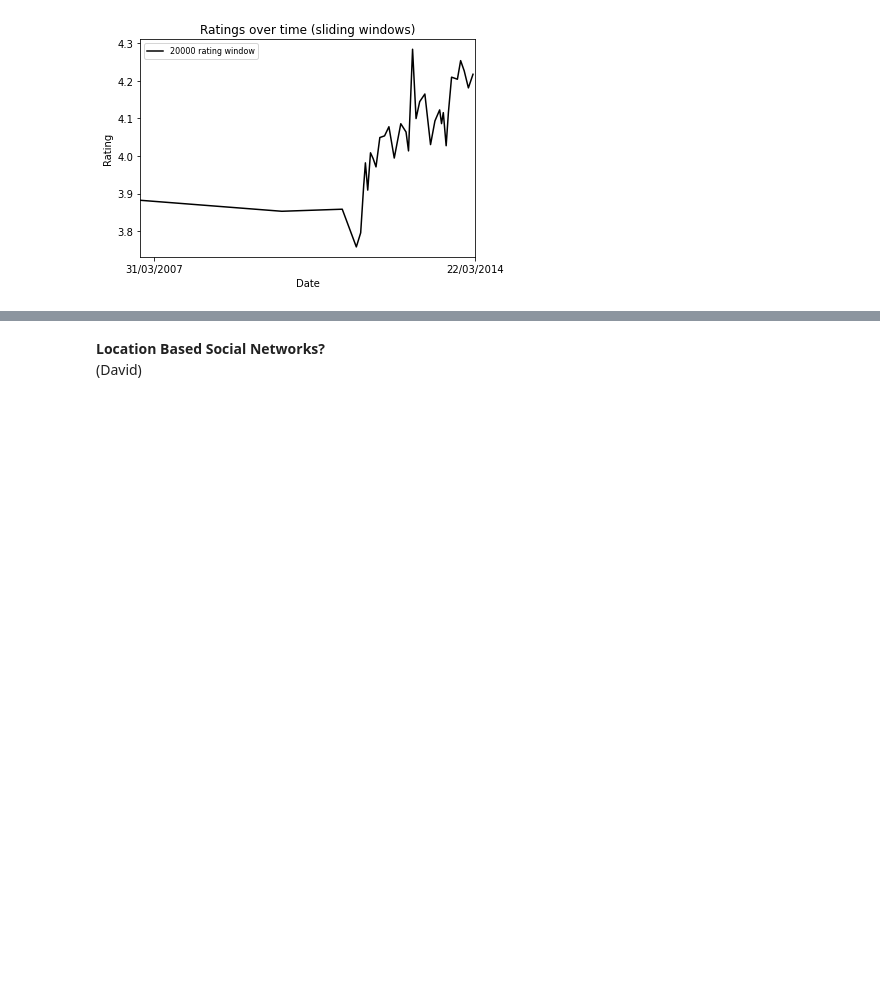
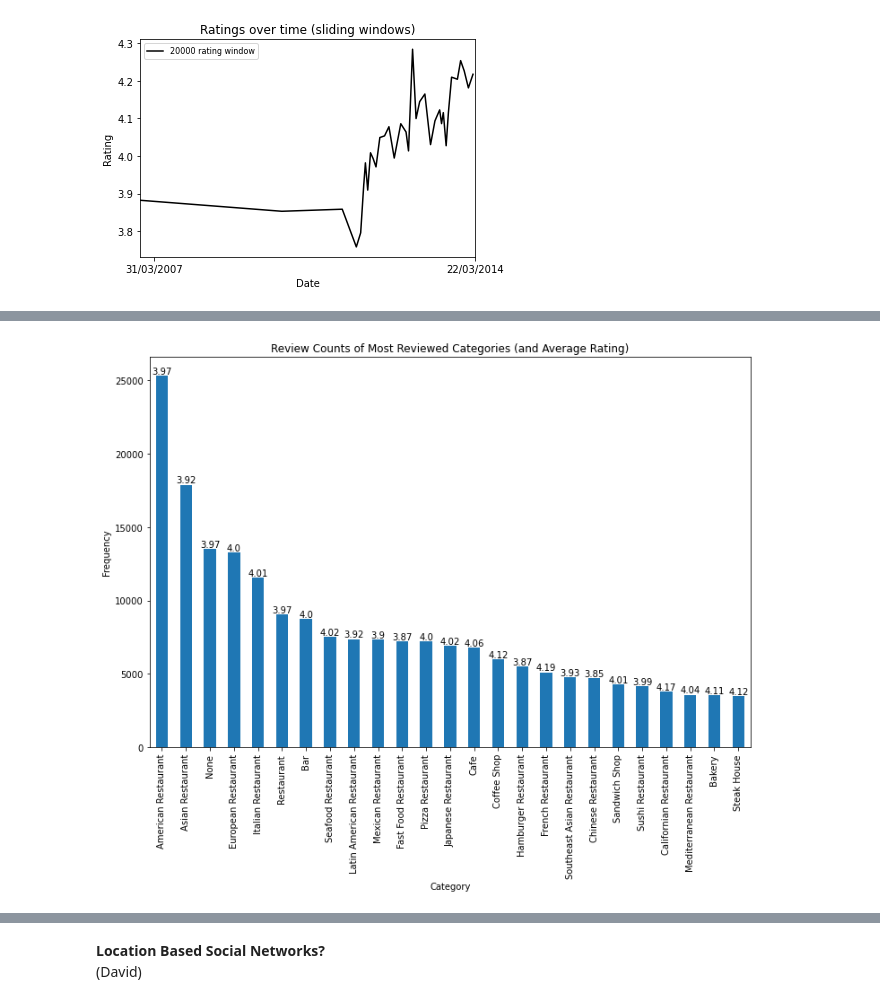
Before and after one commit to ddav118/CSE-158-CA-Google-Local-Predictions, a Jupyter notebook: David/Assignment2-David.ipynb, the cells around one changed output, grey strips where cells are left out. Drawn from its saved outputs; the diff is of its cells as text; code cells hidden in the pictures; blank space fills up the shorter version.

```diff
--- a/David/Assignment2-David.ipynb
+++ b/David/Assignment2-David.ipynb
@@ -253,0 +254,22 @@ Random Ideas:
+# %%
+dfCatsCount = dfCats.sort_values(1, ascending=False)[:25].set_index(0)
+plt.figure(figsize=(12, 8))
+ax = dfCatsCount[1].plot(kind="bar")
+ax.set_title("Review Counts of Most Reviewed Categories (and Average Rating)")
+ax.set_xlabel("Category")
+ax.set_ylabel("Frequency")
+
+rects = ax.patches
+
+# Make some labels.
+labels = dfCatsCount[2].round(2)
+
+for rect, label in zip(rects, labels):
+    height = rect.get_height()
+    ax.text(
+        rect.get_x() + rect.get_width() / 2, height + 5, label, ha="center", va="bottom"
+    )
+
+plt.show()
+# %% [output]
+[figure, added]
```
Also changed, not shown: parts of 51 cells of this notebook.
